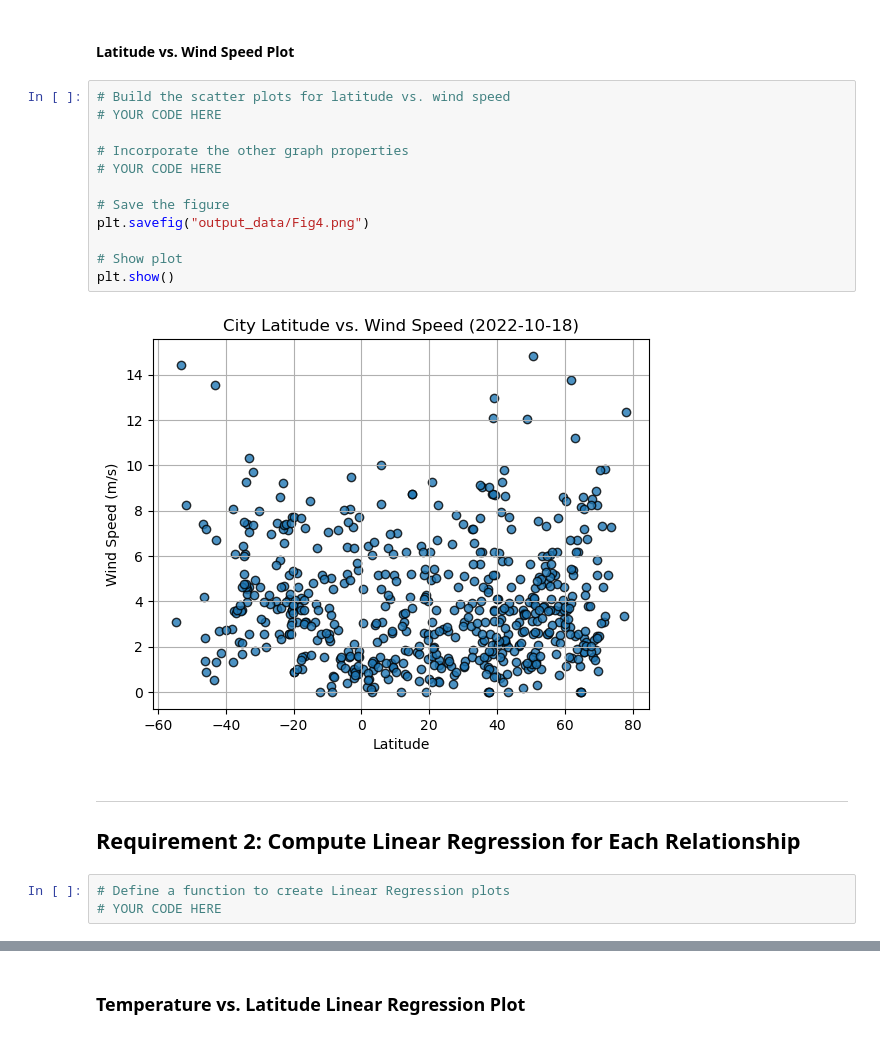
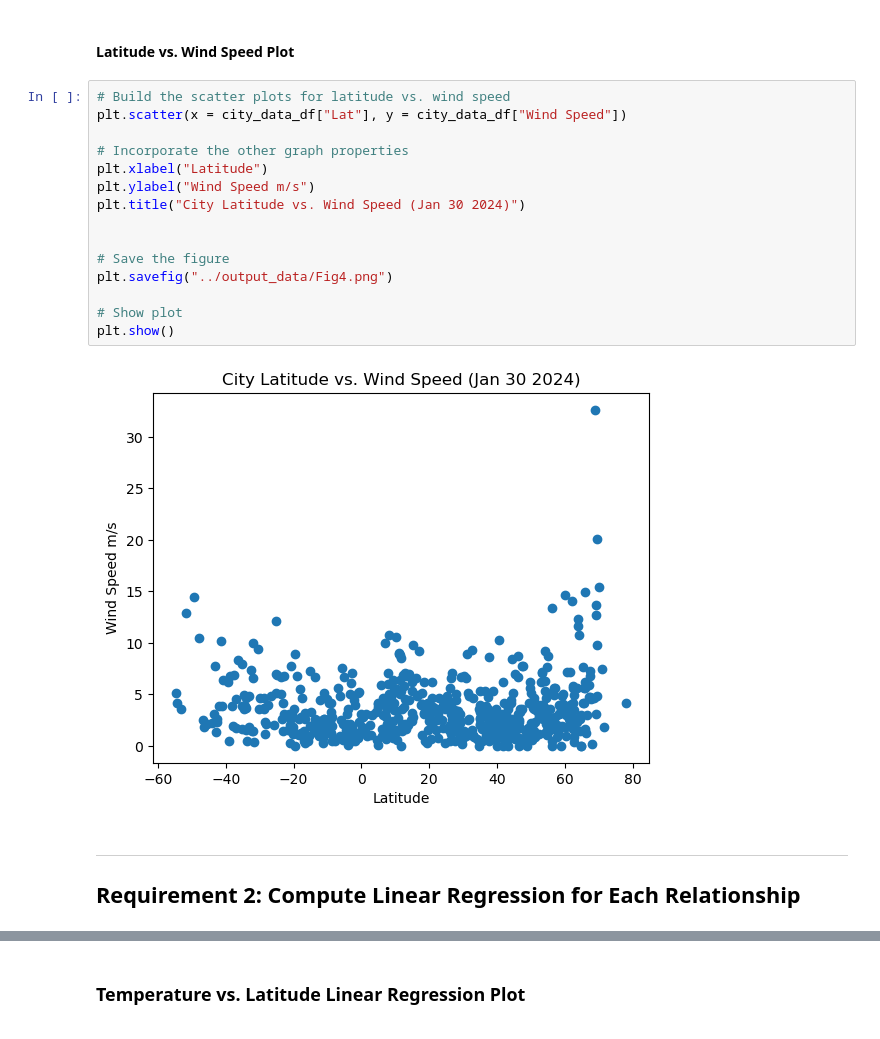
Before and after one commit to clorden1/python-api-challenge, a Jupyter notebook: Starter_Code/starter_code/WeatherPy.ipynb, the cells around one changed output, grey strips where cells are left out. Saved outputs shown, nothing was run; the diff lists cells and outputs as text.

Commit message:
regression analysis

```diff
--- a/Starter_Code/starter_code/WeatherPy.ipynb
+++ b/Starter_Code/starter_code/WeatherPy.ipynb
@@ -259,22 +244,22 @@ plt.show()
 #### Latitude vs. Wind Speed Plot
 # %%
 # Build the scatter plots for latitude vs. wind speed
-# YOUR CODE HERE
+plt.scatter(x = city_data_df["Lat"], y = city_data_df["Wind Speed"])
 
 # Incorporate the other graph properties
-# YOUR CODE HERE
+plt.xlabel("Latitude")
+plt.ylabel("Wind Speed m/s")
+plt.title("City Latitude vs. Wind Speed (Jan 30 2024)")
+
 
 # Save the figure
-plt.savefig("output_data/Fig4.png")
+plt.savefig("../output_data/Fig4.png")
 
 # Show plot
 plt.show()
 # %% [output]
-[figure, old version]
+[figure, new version]
 # %% [markdown]
 ---
 
 ## Requirement 2: Compute Linear Regression for Each Relationship
-# %%
-# Define a function to create Linear Regression plots
-# YOUR CODE HERE
```
Also changed, not shown: parts of 31 cells of this notebook, 4 other files.
